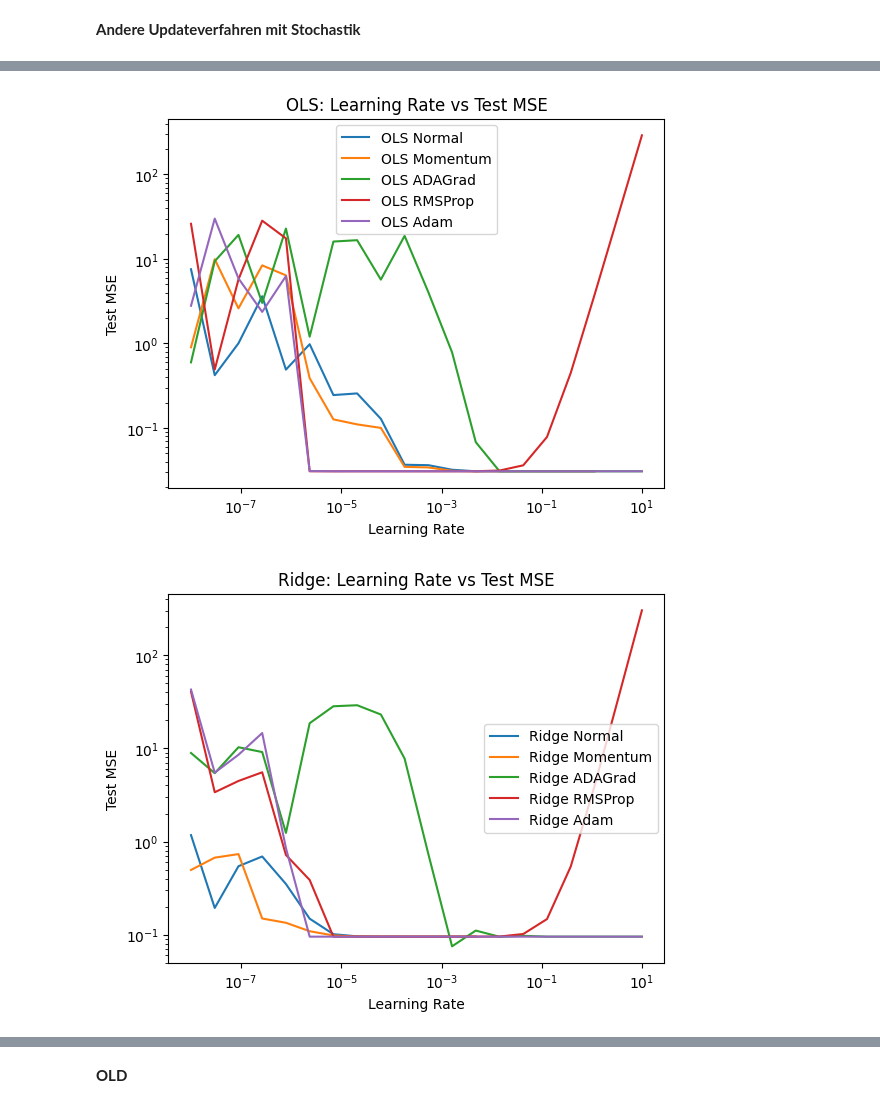
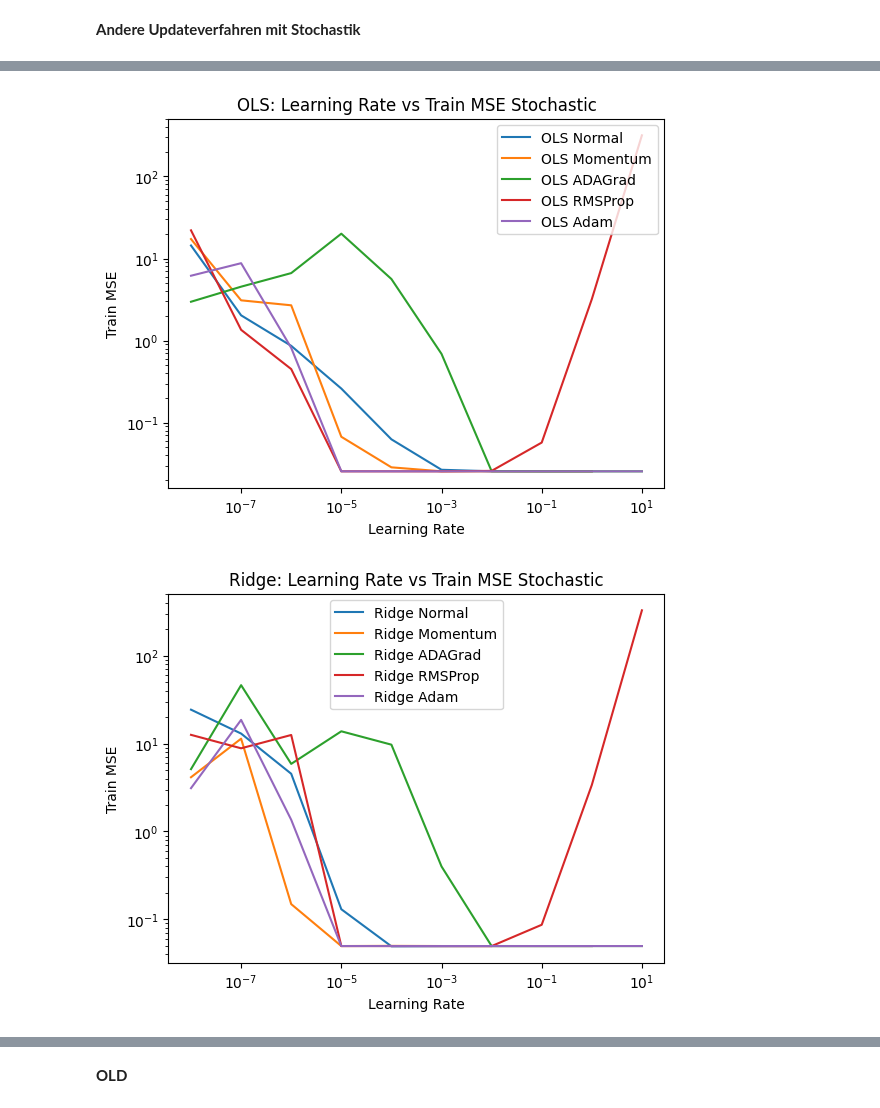
Before and after one commit to thomas-engl/Project-1---Applied-ML, a Jupyter notebook: Archive/Lars/gradient-plots.ipynb, the cells around one changed output, grey strips where cells are left out. Drawn from its saved outputs; the diff is of its cells as text; code cells hidden in the pictures.

Commit message:
gradient + bootstrap

```diff
--- a/Archive/Lars/gradient-plots.ipynb
+++ b/Archive/Lars/gradient-plots.ipynb
@@ -279,17 +283,17 @@ def gradient_descent_rmsprop(X, y, gradient, learning_rate, epsilon, rho, max_it
 #gradient: function with parameters xtx, xty, theta and number_of samples which returns the gradient at theta as np.array
 #possible functions are gradient_ols, or the returned functions of maker_gradient_ridge or maker_gradient_lasso
 #learning rate: float used for stochastic gradient descent
-#epsilon: float used for gradient descent
-#beta_1: float used for gradient descent
-#beta_2: float used for gradient descent
 #max_iter: int maximum iteration number in gradient descent
 #precision: float stopping criterion before iteration limit is defined as ||theta_old - theta_new||_2 <= precision
 #stochastic: boolean if stochastic gradient descent should be used
 #batch size: int used for stochastic gradient descent
 #initial value: np.array for gradient descent, if None a random value in range of X is chosen
+#epsilon: float used for gradient descent
+#beta_1: float used for gradient descent
+#beta_2: float used for gradient descent
 
 #returns a list containing the calculated theta and the number of used iterations
-def gradient_descent_adam(X, y, gradient, learning_rate, epsilon, beta_1, beta_2, max_iter, precision, stochastic, batch_size, initial_value = None):
+def gradient_descent_adam(X, y, gradient, learning_rate, max_iter, precision, stochastic, batch_size, initial_value = None,  epsilon = 1e-7, beta_1 = 0.9, beta_2 = 0.999):
     X = X.astype(np.float64)
     y = y.astype(np.float64)
     n_features = X.shape[1]
@@ -314,7 +318,7 @@ def gradient_descent_adam(X, y, gradient, learning_rate, epsilon, beta_1, beta_2
         theta_new = theta_old - learning_rate * m_tilde / (np.sqrt(v_tilde) + epsilon)
 
     if(count == max_iter):
-        pass # print('calculation limit exceeded')
+        pass #print('calculation limit exceeded')
     return [theta_new, count]
 # %% [markdown]
 Finding the optimal learning rates via Tuning
@@ -336,7 +340,7 @@ def tuning(function, parameters, objective):
     result_times = np.zeros(len(parameters))
     result_optimum = {}
     for i, parameter in enumerate(parameters):
-        # print(f"test parameter {parameter}")
+        #print(f"test parameter {parameter}")
         try:
             start = time()
             function_run = function(parameter)
@@ -347,10 +351,14 @@ def tuning(function, parameters, objective):
             result_optimum[parameter] = function_run[0]
         except RuntimeWarning:
             result_objective[i] = np.inf
-            # print("error")
+            result_iterations[i] = np.inf
+            #print("error")
 
     dataframe = pd.DataFrame({"Parameters": parameters, "Result Objective":result_objective, "Number of Iterations": result_iterations, "Time": result_times})
     return [dataframe, result_optimum]
 # %% [markdown]
 **Gradient Descent with fixed learning rates for OLS and Ridge**
+# %%
+MAX_ITER = 1_000_000
+PRECISION = 0.000001
 # %%
@@ -423,3 +441,5 @@ plt.show()
 # %% [markdown]
 **Andere Updateverfahren ohne Stochastik**
+# %%
+parameters = np.logspace(-8, 1, num=10)
 # %%
@@ -613,34 +704,49 @@ df_Ridge_Adam = df_Ridge_Adam[np.isfinite(df_Ridge_Adam['Result Objective'])].re
 # %%
-plt.plot(df_OLS_normal['Parameters'], df_OLS_normal['Result Objective'], label='OLS Normal')
-plt.plot(df_OLS_momentum['Parameters'], df_OLS_momentum['Result Objective'], label='OLS Momentum')
-plt.plot(df_OLS_ADAgrad['Parameters'], df_OLS_ADAgrad['Result Objective'], label='OLS ADAGrad')
-plt.plot(df_OLS_RMSprop['Parameters'], df_OLS_RMSprop['Result Objective'], label='OLS RMSProp')
-plt.plot(df_OLS_Adam['Parameters'], df_OLS_Adam['Result Objective'], label='OLS Adam')
+plt.plot(df_OLS_normal_stochastic['Parameters'], df_OLS_normal_stochastic['Result Objective'], label='OLS Normal')
+plt.plot(df_OLS_momentum_stochastic['Parameters'], df_OLS_momentum_stochastic['Result Objective'], label='OLS Momentum')
+plt.plot(df_OLS_ADAgrad_stochastic['Parameters'], df_OLS_ADAgrad_stochastic['Result Objective'], label='OLS ADAGrad')
+plt.plot(df_OLS_RMSprop_stochastic['Parameters'], df_OLS_RMSprop_stochastic['Result Objective'], label='OLS RMSProp')
+plt.plot(df_OLS_Adam_stochastic['Parameters'], df_OLS_Adam_stochastic['Result Objective'], label='OLS Adam')
 
 
 plt.xscale('log')
 plt.yscale('log')
 plt.xlabel('Learning Rate')
-plt.ylabel('Test MSE')
-plt.title('OLS: Learning Rate vs Test MSE')
+plt.ylabel('Train MSE')
+plt.title('OLS: Learning Rate vs Train MSE Stochastic')
 plt.legend()
 plt.show()
 
 
-plt.plot(df_Ridge_normal['Parameters'], df_Ridge_normal['Result Objective'], label='Ridge Normal')
-plt.plot(df_Ridge_momentum['Parameters'], df_Ridge_momentum['Result Objective'], label='Ridge Momentum')
-plt.plot(df_Ridge_ADAgrad['Parameters'], df_Ridge_ADAgrad['Result Objective'], label='Ridge ADAGrad')
-plt.plot(df_Ridge_RMSprop['Parameters'], df_Ridge_RMSprop['Result Objective'], label='Ridge RMSProp')
-plt.plot(df_Ridge_Adam['Parameters'], df_Ridge_Adam['Result Objective'], label='Ridge Adam')
+plt.plot(df_Ridge_normal_stochastic['Parameters'], df_Ridge_normal_stochastic['Result Objective'], label='Ridge Normal')
+plt.plot(df_Ridge_momentum_stochastic['Parameters'], df_Ridge_momentum_stochastic['Result Objective'], label='Ridge Momentum')
+plt.plot(df_Ridge_ADAgrad_stochastic['Parameters'], df_Ridge_ADAgrad_stochastic['Result Objective'], label='Ridge ADAGrad')
+plt.plot(df_Ridge_RMSprop_stochastic['Parameters'], df_Ridge_RMSprop_stochastic['Result Objective'], label='Ridge RMSProp')
+plt.plot(df_Ridge_Adam_stochastic['Parameters'], df_Ridge_Adam_stochastic['Result Objective'], label='Ridge Adam')
 
 
 plt.xscale('log')
 plt.yscale('log')
 plt.xlabel('Learning Rate')
-plt.ylabel('Test MSE')
-plt.title('Ridge: Learning Rate vs Test MSE')
+plt.ylabel('Train MSE')
+plt.title('Ridge: Learning Rate vs Train MSE Stochastic')
 plt.legend()
 plt.show()
+
+
+plt.plot(df_Lasso_normal_stochastic['Parameters'], df_Lasso_normal_stochastic['Result Objective'], label='Lasso Normal')
+plt.plot(df_Lasso_momentum_stochastic['Parameters'], df_Lasso_momentum_stochastic['Result Objective'], label='Lasso Momentum')
+plt.plot(df_Lasso_ADAgrad_stochastic['Parameters'], df_Lasso_ADAgrad_stochastic['Result Objective'], label='Lasso ADAGrad')
+plt.plot(df_Lasso_RMSprop_stochastic['Parameters'], df_Lasso_RMSprop_stochastic['Result Objective'], label='Lasso RMSProp')
+plt.plot(df_Lasso_Adam_stochastic['Parameters'], df_Lasso_Adam_stochastic['Result Objective'], label='Lasso Adam')
+
+plt.xscale('log')
+plt.yscale('log')
+plt.xlabel('Learning Rate')
+plt.ylabel('Train MSE')
+plt.title('Lasso: Learning Rate vs Train MSE Stochastic')
+plt.legend()
+plt.show()
 # %% [output]
-[figure, old version]
+[figure, new version]
-[figure, old version]
+[figure, new version]
```
Also changed, not shown: parts of 49 cells of this notebook, 1 other file.
